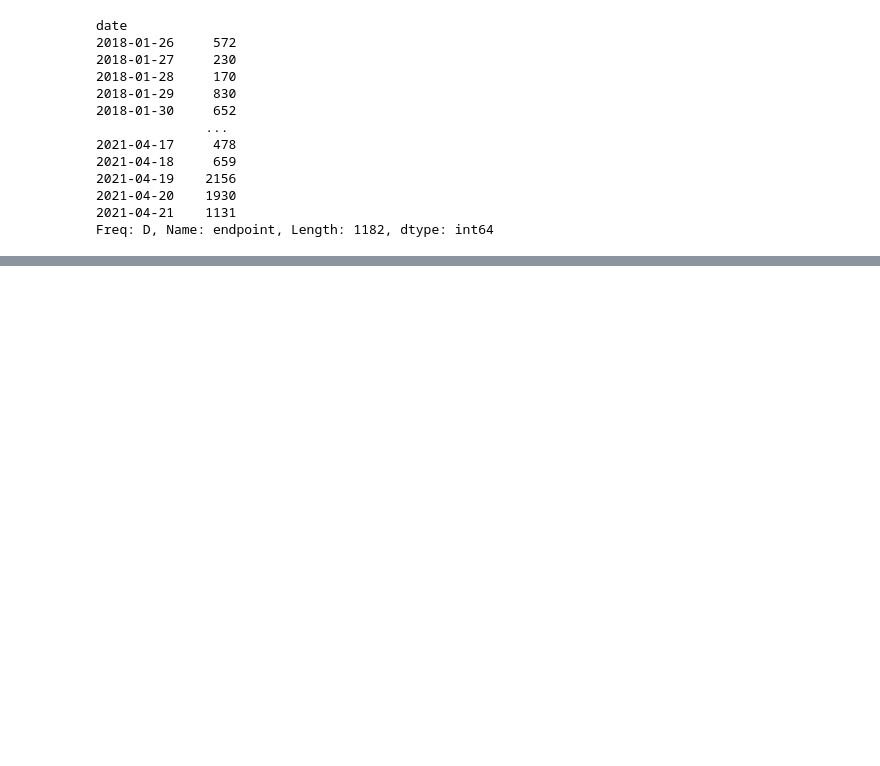
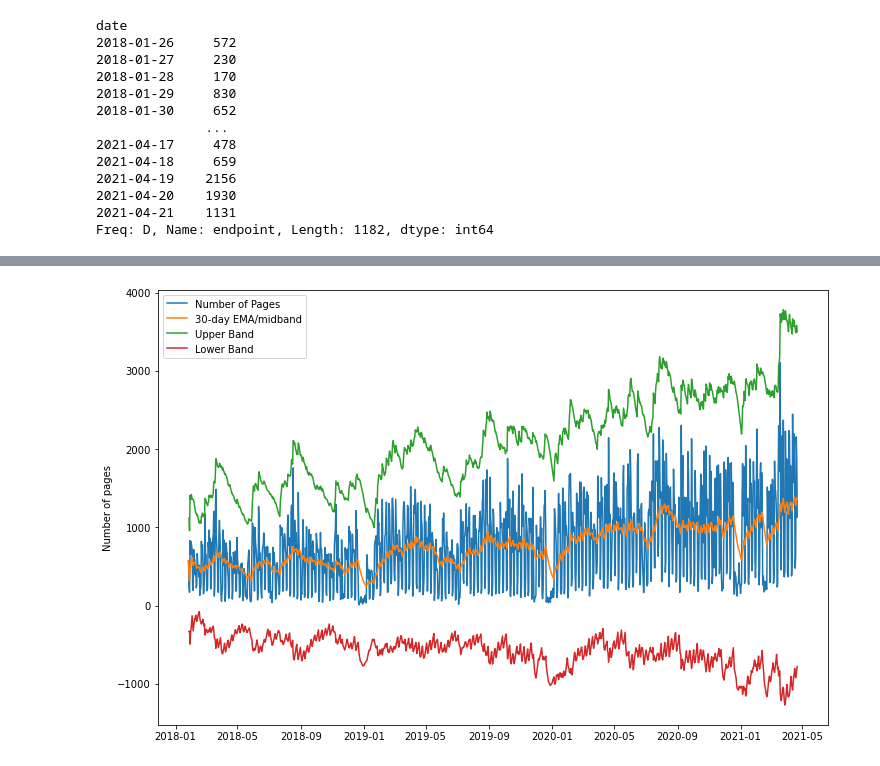
Before and after one commit to OKPTaylor/anomaly-detection-exercises, a Jupyter notebook: time_series_anomaly_detection.ipynb, the cells around one changed output, grey strips where cells are left out. Saved outputs shown, nothing was run; the diff lists cells and outputs as text; code cells hidden in the pictures; blank space fills up the shorter version.

```diff
--- a/time_series_anomaly_detection.ipynb
+++ b/time_series_anomaly_detection.ipynb
@@ -92,0 +218,4 @@ Freq: D, Name: endpoint, Length: 1182, dtype: int64
+# %%
+# calculate the midband
+midband = pages.ewm(span=span).mean()
+midband.head()
@@ -92,0 +230,4 @@ Freq: D, Name: endpoint, Length: 1182, dtype: int64
+# %%
+# get the std
+sd = pages.ewm(span=span).std()
+sd.head()
@@ -92,0 +242,4 @@ Freq: D, Name: endpoint, Length: 1182, dtype: int64
+# %%
+# get the ub and lb
+ub = midband + (k * sd)
+lb = midband - (k * sd)
@@ -92,0 +256,5 @@ Freq: D, Name: endpoint, Length: 1182, dtype: int64
+# %%
+#combine the midband, ub, and lb into one dataframe
+my_df = pd.concat([pages, midband, lb, ub], axis=1) # axis=1 to concatenate columns
+my_df.columns = ['pages','midband','lb','ub'] # rename the columns in order of the dataframe
+my_df
@@ -92,0 +276,17 @@ Freq: D, Name: endpoint, Length: 1182, dtype: int64
+# %%
+#plot the ub, lb, and midband
+
+fig, ax = plt.subplots(figsize=(12,8))
+
+ax.plot(my_df.index, my_df.pages, label='Number of Pages')
+
+ax.plot(my_df.index, my_df.midband, label = '30-day EMA/midband')
+ax.plot(my_df.index, my_df.ub, label = 'Upper Band')
+ax.plot(my_df.index, my_df.lb, label = 'Lower Band')
+
+ax.legend(loc='best')
+ax.set_ylabel('Number of pages')
+
+plt.show()
+# %% [output]
+[figure, added]
```
Also changed, not shown: parts of 13 cells of this notebook.
